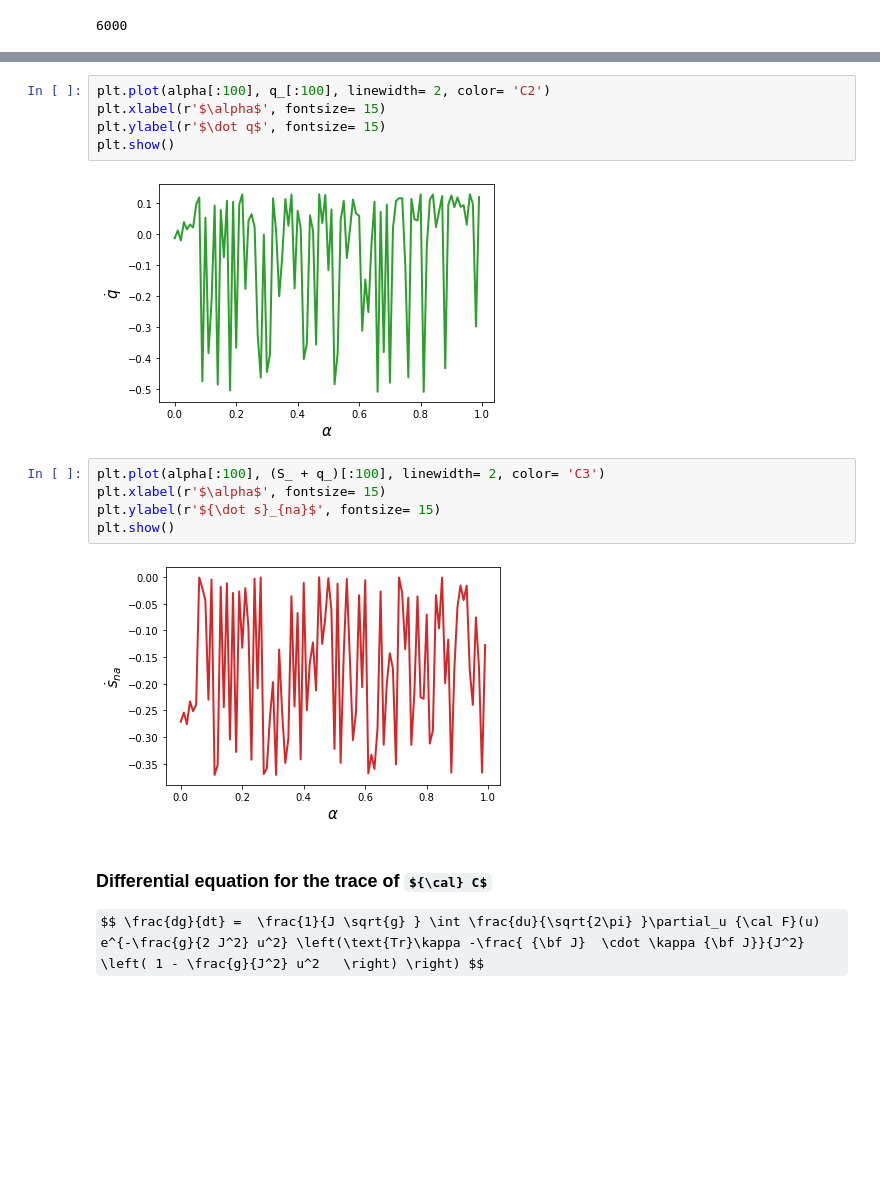
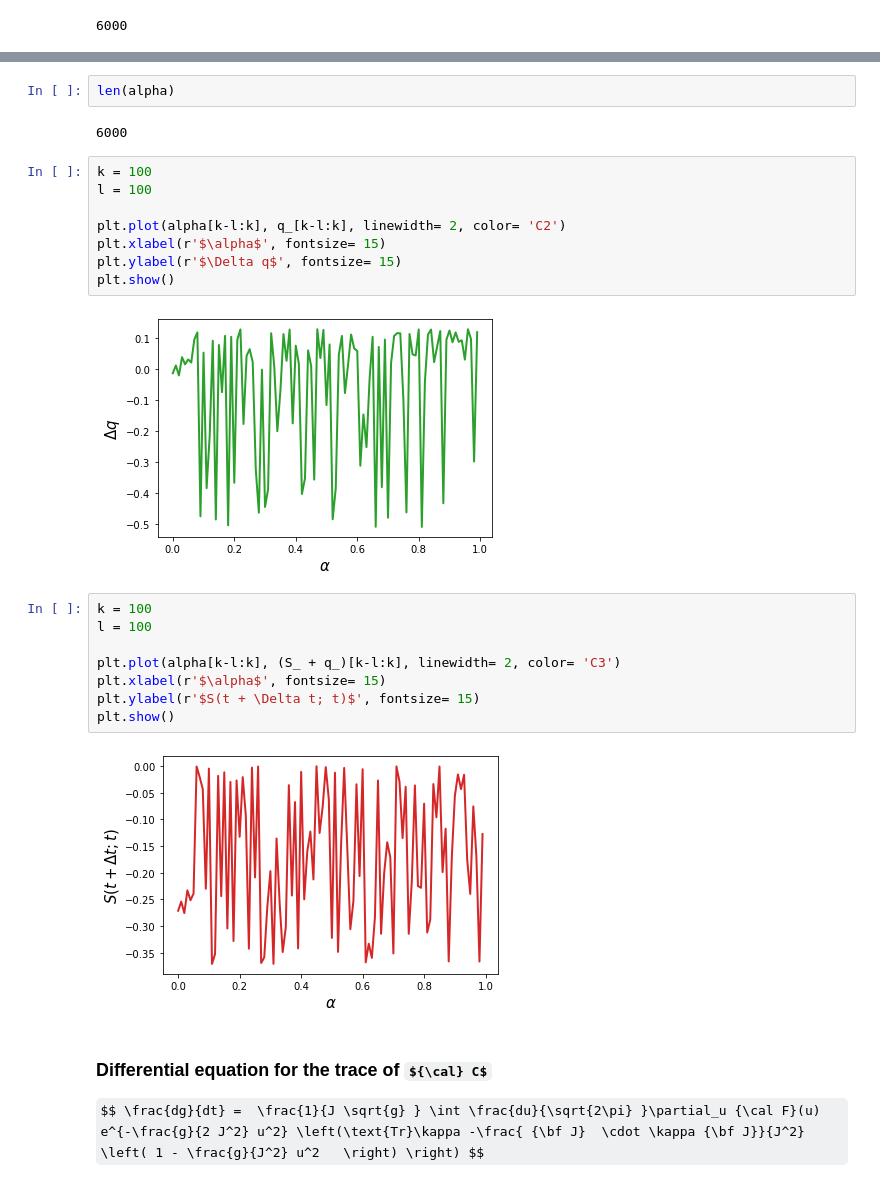
Before and after one commit to rodsveiga/maxent, a Jupyter notebook: exp.ipynb, the cells around one changed output, grey strips where cells are left out. Saved outputs shown, nothing was run; the diff lists cells and outputs as text; some formulas as TeX source; blank space fills up the shorter version.

```diff
--- a/exp.ipynb
+++ b/exp.ipynb
@@ -283,17 +343,27 @@ len(alpha)
+# %%
+len(alpha)
+# %% [output]
+6000
 # %%
-plt.plot(alpha[:100], q_[:100], linewidth= 2, color= 'C2')
+k = 100
+l = 100
+
+plt.plot(alpha[k-l:k], q_[k-l:k], linewidth= 2, color= 'C2')
 plt.xlabel(r'$\alpha$', fontsize= 15)
-plt.ylabel(r'$\dot q$', fontsize= 15)
+plt.ylabel(r'$\Delta q$', fontsize= 15)
 plt.show()
 # %% [output]
-[figure, old version]
+[figure, new version]
 # %%
-plt.plot(alpha[:100], (S_ + q_)[:100], linewidth= 2, color= 'C3')
+k = 100
+l = 100
+
+plt.plot(alpha[k-l:k], (S_ + q_)[k-l:k], linewidth= 2, color= 'C3')
 plt.xlabel(r'$\alpha$', fontsize= 15)
-plt.ylabel(r'${\dot s}_{na}$', fontsize= 15)
+plt.ylabel(r'$S(t + \Delta t; t)$', fontsize= 15)
 plt.show()
 # %% [output]
-[figure, old version]
+[figure, new version]
 # %% [markdown]
 ### Differential equation for the trace of ${\cal} C$
 
```
Also changed, not shown: parts of 16 cells of this notebook.
